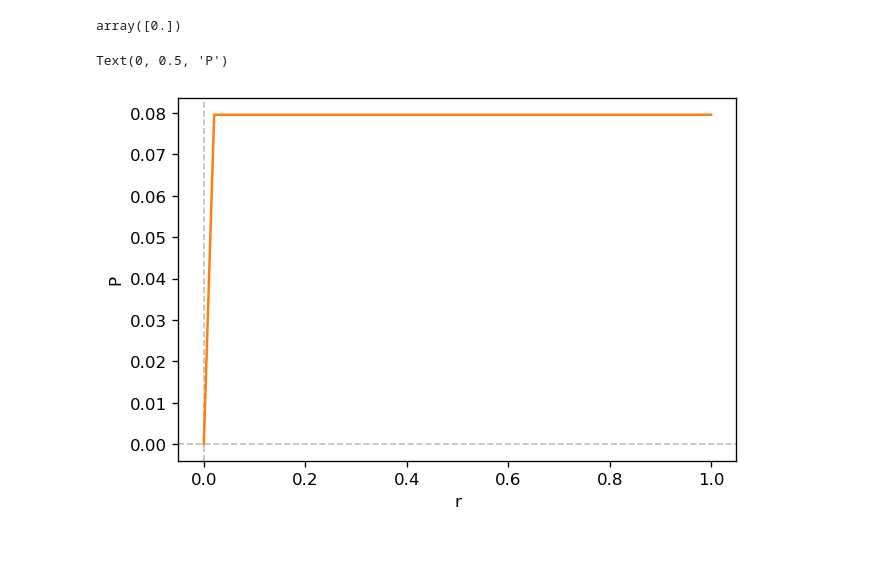
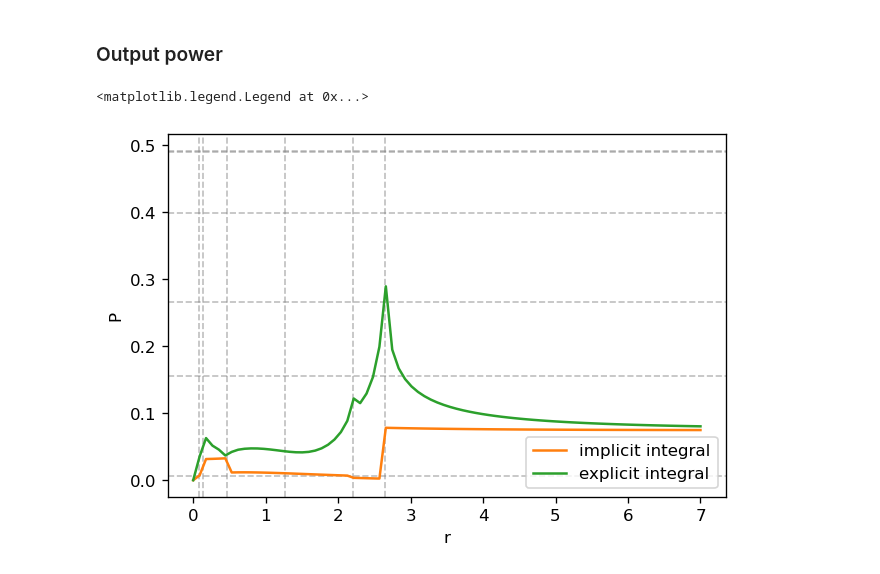
Before and after one commit to mekise/graph-theory-dda, a Jupyter notebook: notebooks/plot.ipynb, the cells around one changed output. Drawn from its saved outputs; the diff is of its cells as text; code cells hidden in the pictures.

Commit message:
Add total field run file and implemented plot

```diff
--- a/notebooks/plot.ipynb
+++ b/notebooks/plot.ipynb
@@ -4,21 +4,21 @@ import matplotlib.pyplot as plt
 from numpy import linalg as la
 # %%
 data = np.load("../data/data.npz")
-scattpos = np.load("../data/data.npz")["scattpos"]
+data_total_field = np.load("../data/data_total_field.npz")
-# %%
-data["analyticalsum"]
-# %% [output]
-array([0.])
+# %% [markdown]
+### Output power
 # %%
 plt.figure(dpi=120)
 
 for i in range(scattpos.shape[0]):
     plt.axvline(la.norm(scattpos[i, :]), color="gray", alpha=0.5, linewidth='1', linestyle='dashed')
-    plt.axhline(data["analyticalsum"][i], color="gray", alpha=0.5, linewidth='1', linestyle='dashed')
-plt.plot(data["r"], data["P"], color="C1")
+    plt.axhline(-data["analyticalsumcorrected"][i], color="gray", alpha=0.5, linewidth='1', linestyle='dashed')
+plt.plot(data["r"], data["P"], label="implicit integral", color="C1")
+plt.plot(data["r"], data["Pexpl"], label="explicit integral", color="C2")
 
 plt.xlabel("r")
 plt.ylabel("P")
+plt.legend()
 # %% [output]
-Text(0, 0.5, 'P')
+<matplotlib.legend.Legend at 0x...>
-[figure, old version]
+[figure, new version]
```
Also changed, not shown: parts of 2 cells of this notebook, 4 other files.
